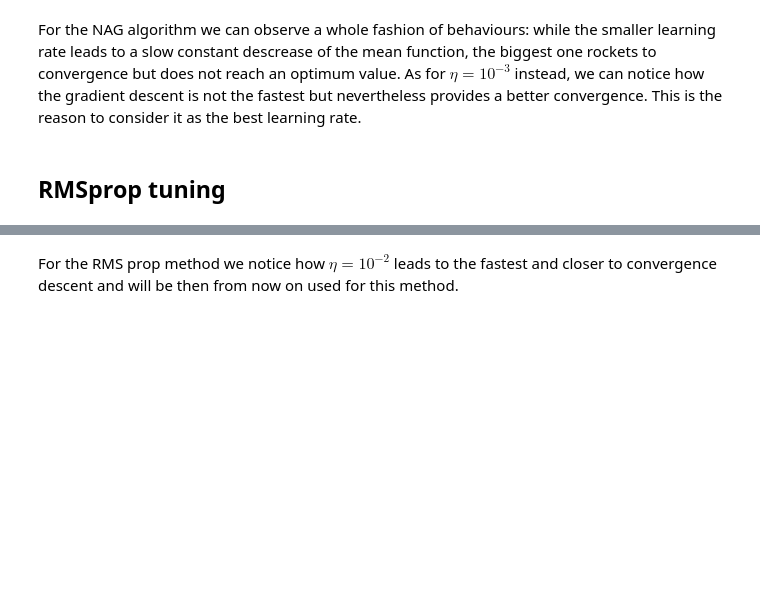
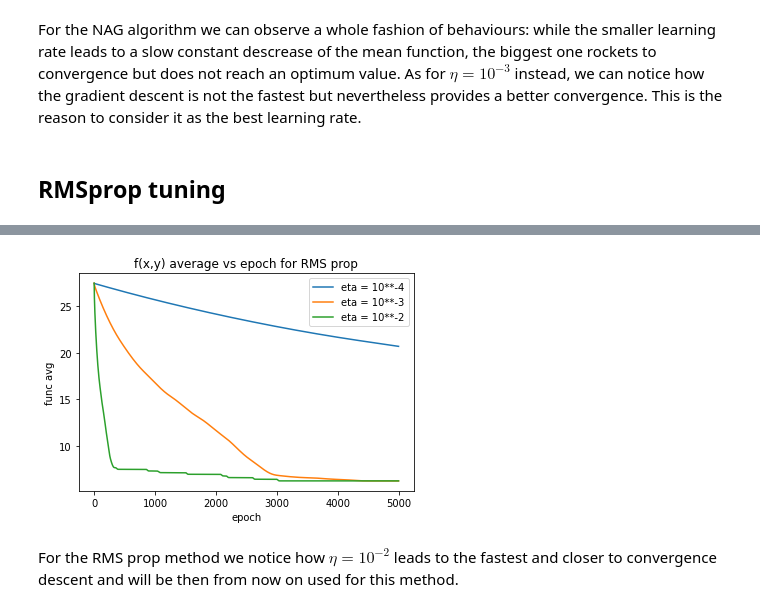
Before and after one commit to giuliacampesan/UniversityAssignments, a Jupyter notebook: LoCPdown_exercise1.ipynb, the cells around one changed output, grey strips where cells are left out. Saved outputs shown, nothing was run; the diff lists cells and outputs as text; code cells hidden in the pictures; blank space fills up the shorter version.

```diff
--- a/LoCPdown_exercise1.ipynb
+++ b/LoCPdown_exercise1.ipynb
@@ -327,7 +328,7 @@ for eta in etas:
         avg.append(temp)
     avgs.append(avg)
 # %%
-plt.plot(avgs[0], label = 'eta = 10**-4', color)
+plt.plot(avgs[0], label = 'eta = 10**-4')
 plt.plot(avgs[1], label = 'eta = 10**-3')
 plt.plot(avgs[2], label = 'eta = 10**-2')
 
@@ -342,3 +342,4 @@ SyntaxError: positional argument follows keyword argument (<ipython-input-23-d52
+[figure, added]
 # %% [markdown]
 For the RMS prop method we notice how $\eta=10^{-2}$ leads to the fastest and closer to convergence descent and will be then from now on used for this method.
 # %% [markdown]
```
Also changed, not shown: parts of 10 cells of this notebook.
